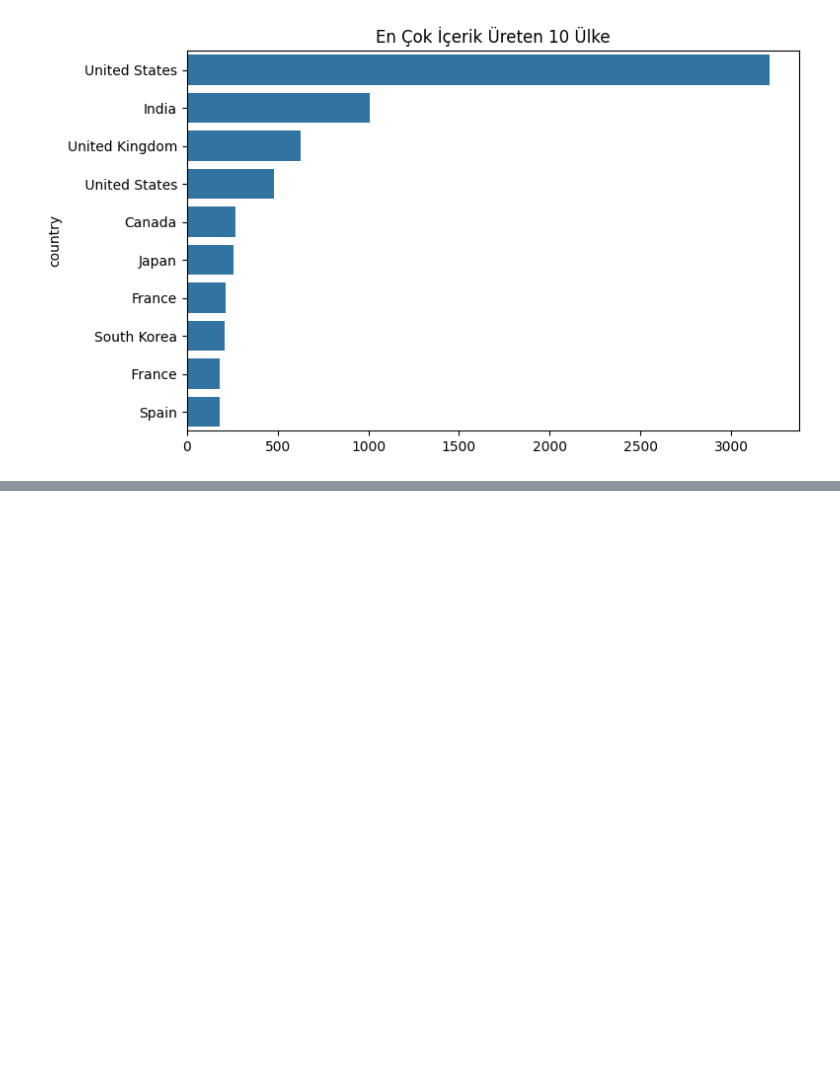
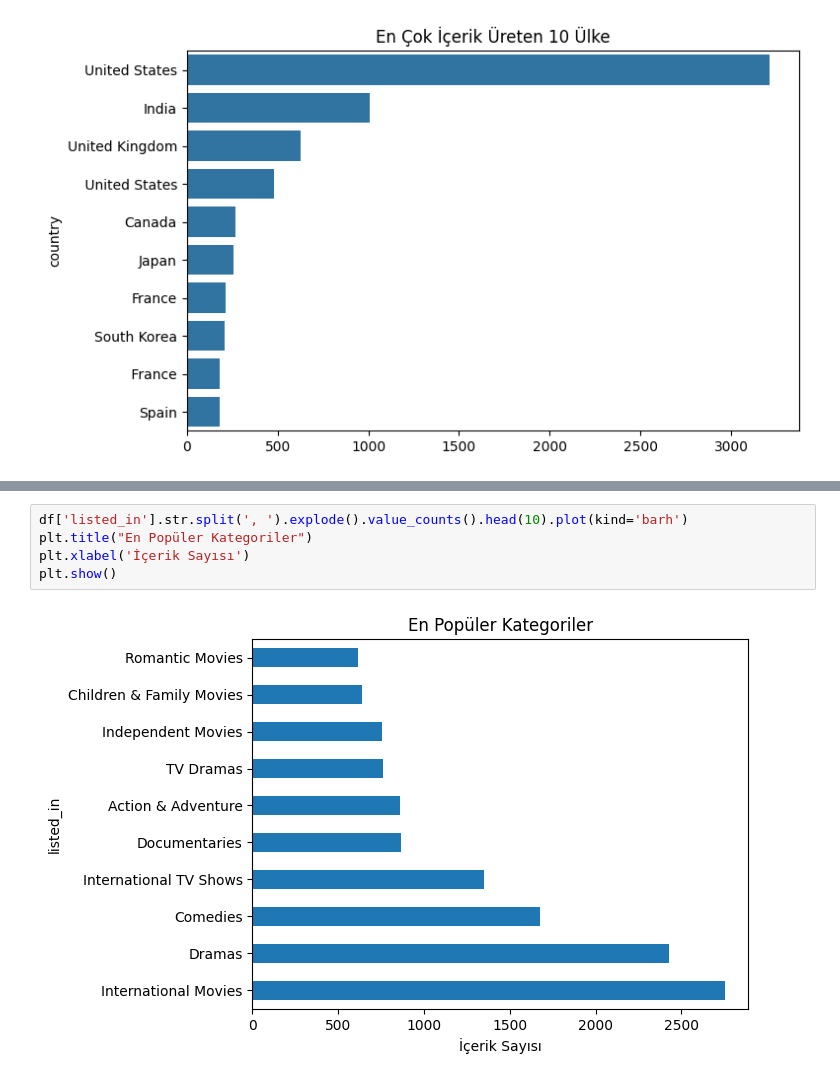
Before and after one commit to seydagultopal/netflix-data-analysis, a Jupyter notebook: notebooks/analysis.ipynb, the cells around one changed output, grey strips where cells are left out. Drawn from its saved outputs; the diff is of its cells as text; blank space fills up the shorter version.

```diff
--- a/notebooks/analysis.ipynb
+++ b/notebooks/analysis.ipynb
@@ -101,0 +95,7 @@ plt.show()
+# %%
+df['listed_in'].str.split(', ').explode().value_counts().head(10).plot(kind='barh')
+plt.title("En Popüler Kategoriler")
+plt.xlabel('İçerik Sayısı')
+plt.show()
+# %% [output]
+[figure, added]
```
Also changed, not shown: parts of 5 cells of this notebook.
